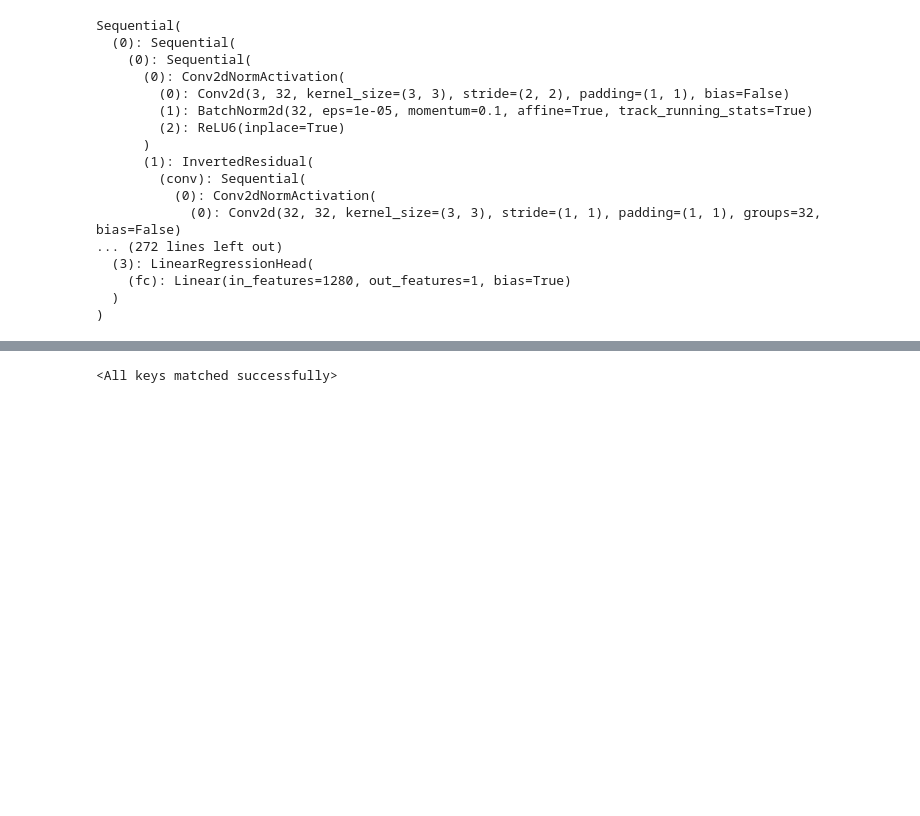
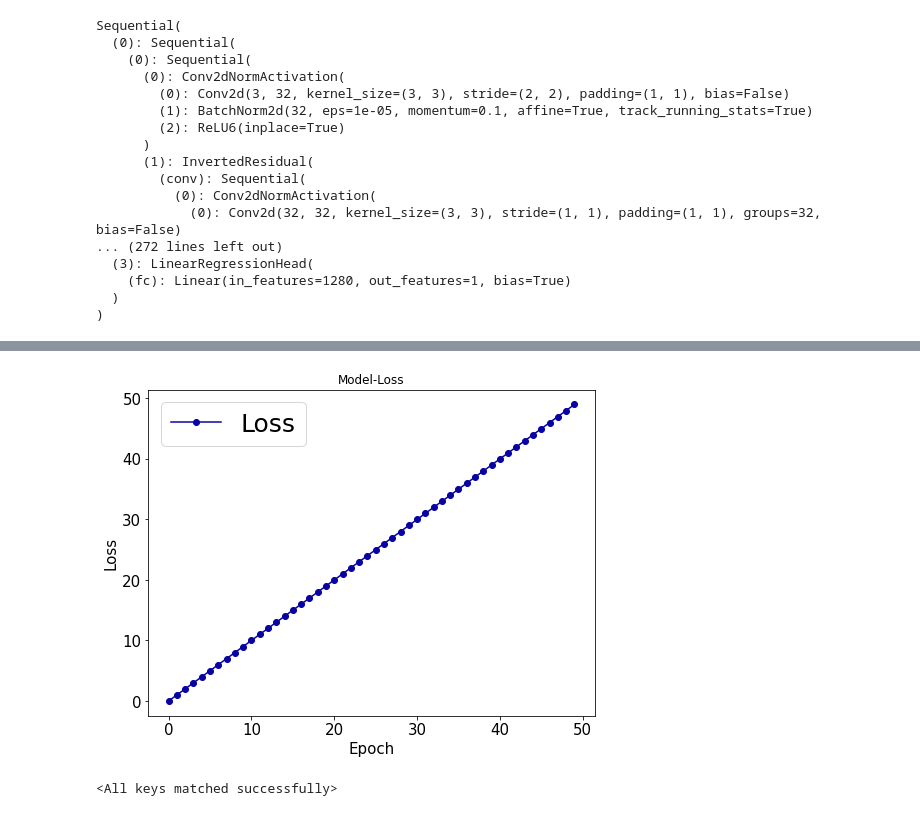
Before and after one commit to ifran-rahman/solar-irradiance-estimation-dl, a Jupyter notebook: main.ipynb, the cells around one changed output, grey strips where cells are left out. Cells and saved outputs as stored; diff of their text form; code cells hidden in the pictures; blank space fills up the shorter version.

```diff
--- a/main.ipynb
+++ b/main.ipynb
@@ -212,19 +195,25 @@ for epoch in range(num_epochs):
 # %%
 import matplotlib.pyplot as plt
 
+losses = list(range(0, 50))
 # Create a list of indices (epochs)
 epochs = list(range(0, len(losses)))
-
 # Plotting the graph
 plt.figure(figsize=(8, 6))
 plt.plot(epochs, losses , marker='o', color='#0802A3', label='Loss')
-plt.ylabel('Loss')
-plt.xlabel('Epoch')
+plt.ylabel('Loss',fontsize=15)
+plt.xlabel('Epoch',fontsize=15)
+# Increase Xticks and Yticks Size
+plt.xticks(fontsize=15)  # Set the fontsize for xticks
+plt.yticks(fontsize=15)  # Set the fontsize for yticks
+
 plt.title('Model-Loss')
 # plt.grid(True)
-plt.legend()
+plt.legend(fontsize=25)
 plt.show()
-plt.savefig('results/model_loss.jpg')
+# plt.savefig('results/model_loss.jpg')
+# %% [output]
+[figure, added]
 # %%
 # Specify the path to the saved model checkpoint
 model_checkpoint_path = 'best_model.pth'
```
Also changed, not shown: parts of 9 cells of this notebook.
